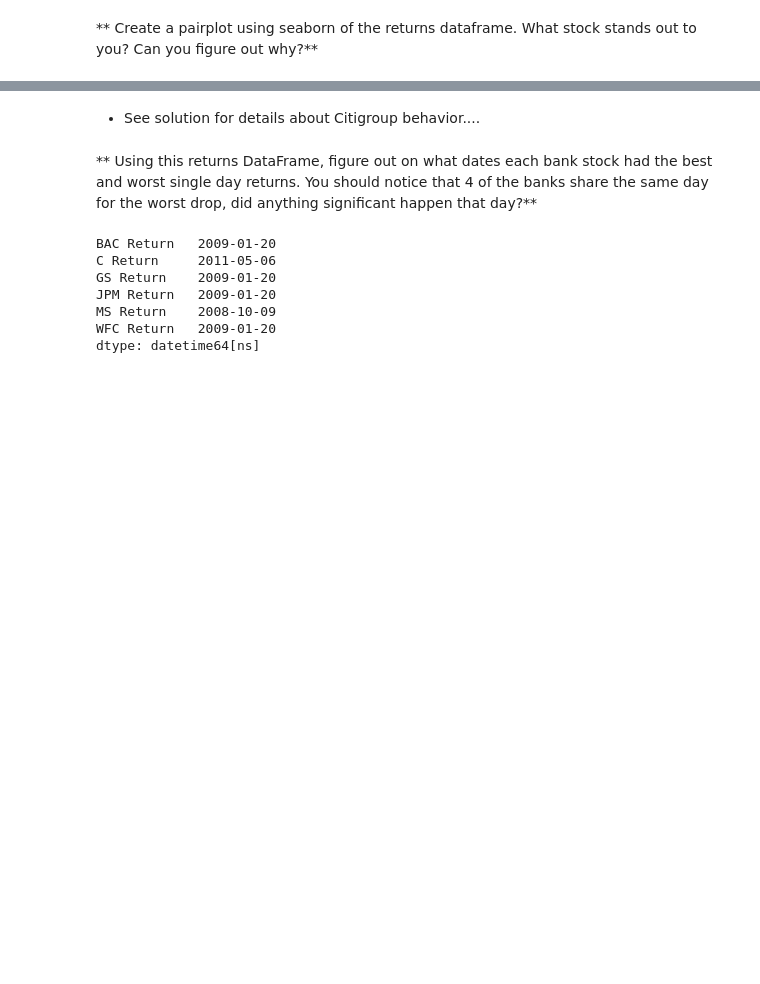
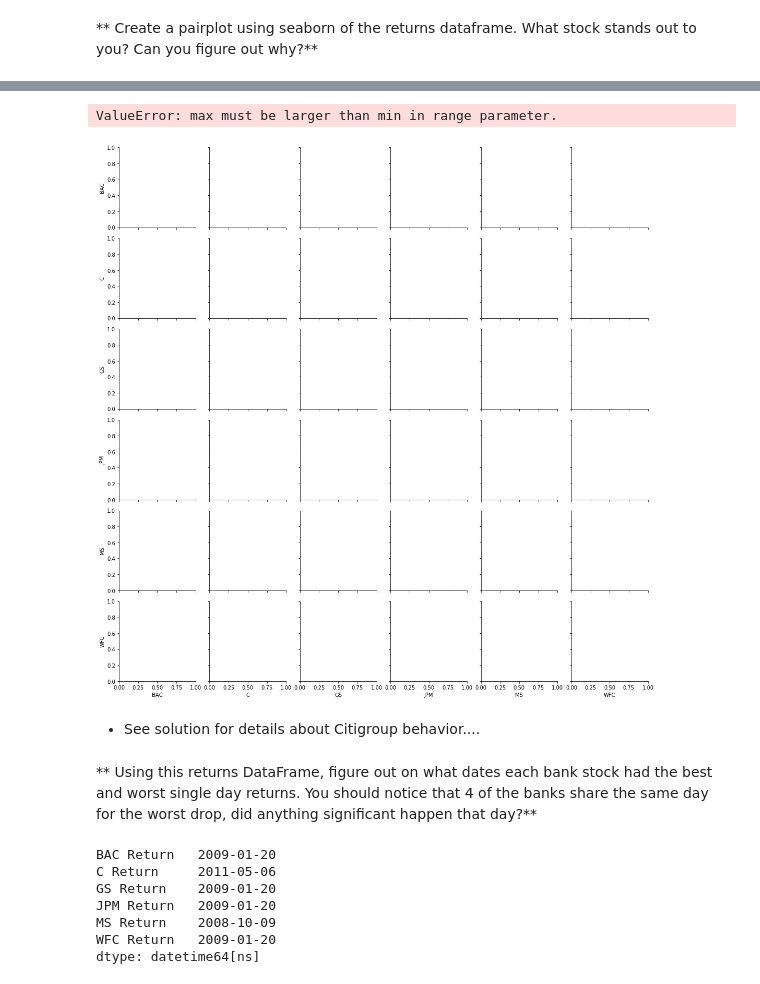
Before and after one commit to rpparada/Python-for-Data-Science-and-Machine-Learning-Bootcamp, a Jupyter notebook: Data-Capstone-Projects/Finance Project .ipynb, the cells around one changed output, grey strips where cells are left out. Saved outputs shown, nothing was run; the diff lists cells and outputs as text; code cells hidden in the pictures; blank space fills up the shorter version.

```diff
--- a/Data-Capstone-Projects/Finance Project .ipynb
+++ b/Data-Capstone-Projects/Finance Project .ipynb
@@ -129,0 +145,3 @@ $$r_t = \frac{p_t - p_{t-1}}{p_{t-1}} = \frac{p_t}{p_{t-1}} - 1$$
+# %%
+returns = bank_stocks.xs('Close', level='Stock Info', axis=1, drop_level=True).pct_change()
+returns
@@ -136,3 +170,8 @@ $$r_t = \frac{p_t - p_{t-1}}{p_{t-1}} = \frac{p_t}{p_{t-1}} - 1$$
+# %%
+sns.pairplot(returns)
+# %% [output]
+ValueError: max must be larger than min in range parameter.
+[figure, added]
 # %% [markdown]
 * See solution for details about Citigroup behavior....
 # %% [markdown]
```
Also changed, not shown: parts of 7 cells of this notebook.
